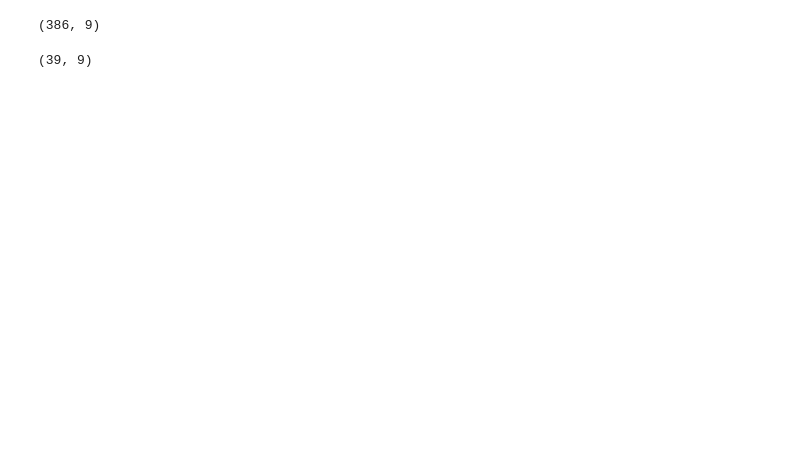
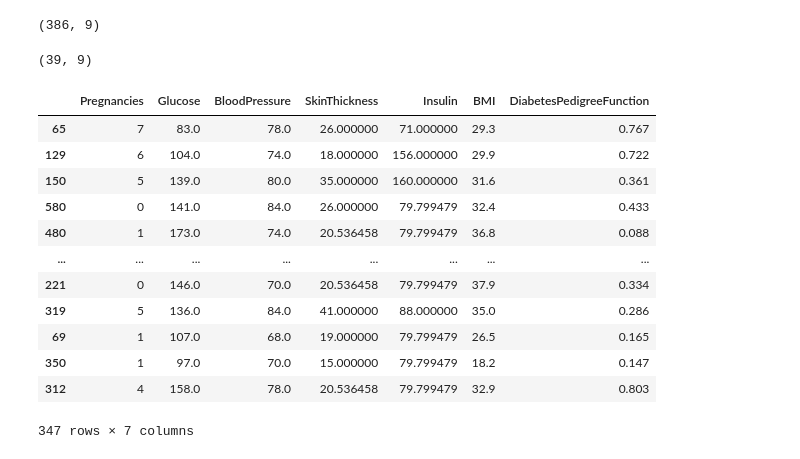
Before and after one commit to FeLipe-133/Trabajo-mate-para-cs, a Jupyter notebook: src/Preprocessing_Data/3_processing_dataset.ipynb, the cells around one changed output. Cells and saved outputs as stored; diff of their text form; code cells hidden in the pictures; blank space fills up the shorter version.

```diff
--- a/src/Preprocessing_Data/3_processing_dataset.ipynb
+++ b/src/Preprocessing_Data/3_processing_dataset.ipynb
@@ -65,0 +75,18 @@ X_test.to_csv("../../results/4_testing_mix.csv", index= False)
+# %%
+X_values_to_standarize = X_values[['Pregnancies', 'Glucose', 'BloodPressure', 'SkinThickness', 'Insulin',
+       'BMI', 'DiabetesPedigreeFunction']]
+X_values_to_standarize
+# %% [output]
+|  | Pregnancies | Glucose | BloodPressure | SkinThickness | Insulin | BMI | DiabetesPedigreeFunction |
+| 65 | 7 | 83.0 | 78.0 | 26.000000 | 71.000000 | 29.3 | 0.767 |
+| 129 | 6 | 104.0 | 74.0 | 18.000000 | 156.000000 | 29.9 | 0.722 |
+| 150 | 5 | 139.0 | 80.0 | 35.000000 | 160.000000 | 31.6 | 0.361 |
+| 580 | 0 | 141.0 | 84.0 | 26.000000 | 79.799479 | 32.4 | 0.433 |
+| 480 | 1 | 173.0 | 74.0 | 20.536458 | 79.799479 | 36.8 | 0.088 |
+| ... | ... | ... | ... | ... | ... | ... | ... |
+| 221 | 0 | 146.0 | 70.0 | 20.536458 | 79.799479 | 37.9 | 0.334 |
+| 319 | 5 | 136.0 | 84.0 | 41.000000 | 88.000000 | 35.0 | 0.286 |
+| 69 | 1 | 107.0 | 68.0 | 19.000000 | 79.799479 | 26.5 | 0.165 |
+| 350 | 1 | 97.0 | 70.0 | 15.000000 | 79.799479 | 18.2 | 0.147 |
+| 312 | 4 | 158.0 | 78.0 | 20.536458 | 79.799479 | 32.9 | 0.803 |
+347 rows × 7 columns
```
Also changed, not shown: parts of 5 cells of this notebook.
